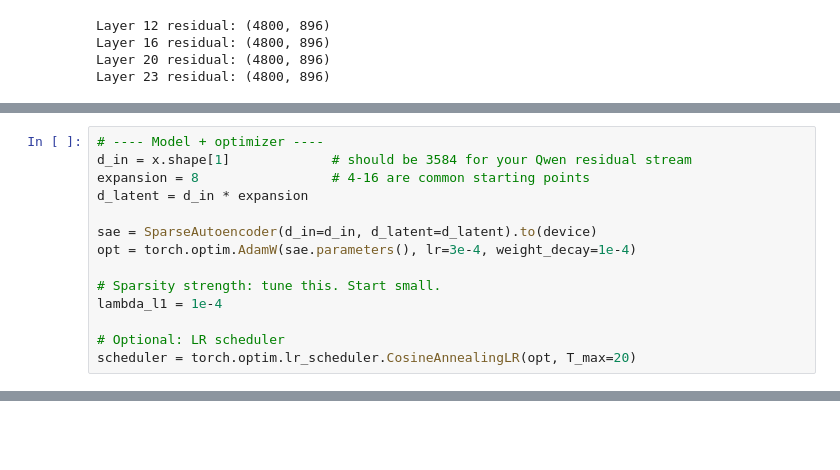
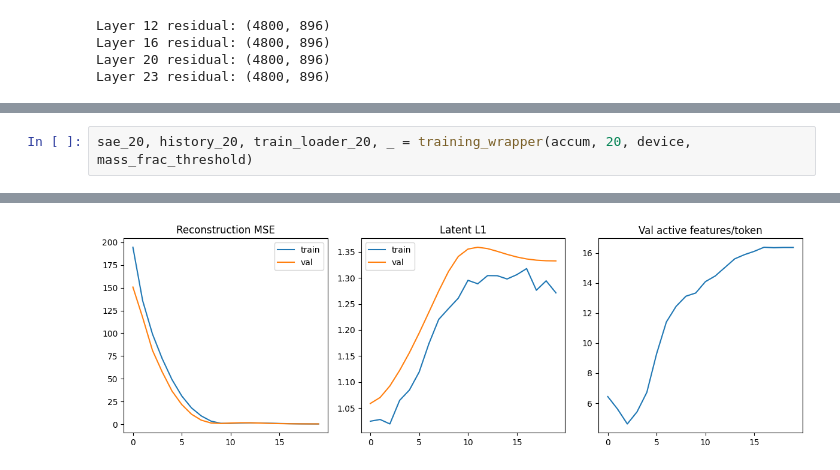
Before and after one commit to miles-markey/sae_trainer, a Jupyter notebook: notebooks/sae_training.ipynb, the cells around one changed output, grey strips where cells are left out. Cells and saved outputs as stored; diff of their text form; blank space fills up the shorter version.

```diff
--- a/notebooks/sae_training.ipynb
+++ b/notebooks/sae_training.ipynb
@@ -233,14 +300,3 @@ val_loader = DataLoader(val_ds, batch_size=batch_size, shuffle=False)
 # %%
-# ---- Model + optimizer ----
-d_in = x.shape[1]             # should be 3584 for your Qwen residual stream
-expansion = 8                 # 4-16 are common starting points
-d_latent = d_in * expansion
-
-sae = SparseAutoencoder(d_in=d_in, d_latent=d_latent).to(device)
-opt = torch.optim.AdamW(sae.parameters(), lr=3e-4, weight_decay=1e-4)
-
-# Sparsity strength: tune this. Start small.
-lambda_l1 = 1e-4
-
-# Optional: LR scheduler
-scheduler = torch.optim.lr_scheduler.CosineAnnealingLR(opt, T_max=20)
+sae_20, history_20, train_loader_20, _ = training_wrapper(accum, 20, device, mass_frac_threshold)
+# %% [output]
@@ -247 +323,2 @@ scheduler = torch.optim.lr_scheduler.CosineAnnealingLR(opt, T_max=20)
+[figure, added]
 # %%
```
Also changed, not shown: parts of 23 cells of this notebook.
